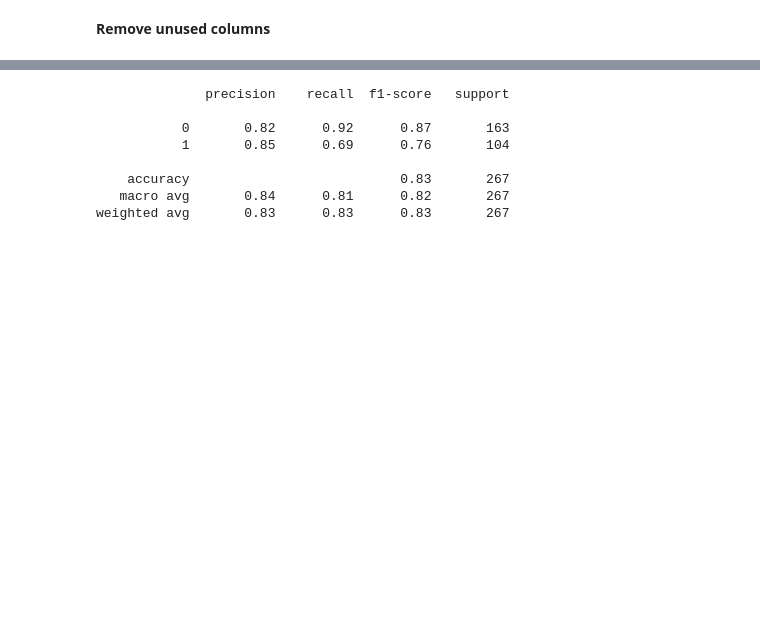
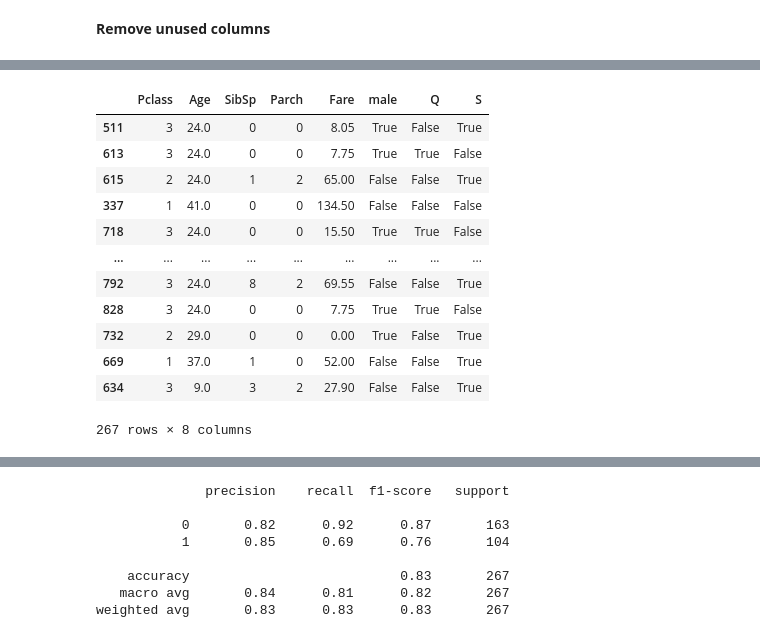
Before and after one commit to dineschandgr/Machine_Learning, a Jupyter notebook: Logistic Regression/logistic_regression.ipynb, the cells around one changed output, grey strips where cells are left out. Saved outputs shown, nothing was run; the diff lists cells and outputs as text; code cells hidden in the pictures; blank space fills up the shorter version.

```diff
--- a/Logistic Regression/logistic_regression.ipynb
+++ b/Logistic Regression/logistic_regression.ipynb
@@ -446,0 +502,16 @@ memory usage: 11.2 KB
+# %%
+X_test
+# %% [output]
+|  | Pclass | Age | SibSp | Parch | Fare | male | Q | S |
+| 511 | 3 | 24.0 | 0 | 0 | 8.05 | True | False | True |
+| 613 | 3 | 24.0 | 0 | 0 | 7.75 | True | True | False |
+| 615 | 2 | 24.0 | 1 | 2 | 65.00 | False | False | True |
+| 337 | 1 | 41.0 | 0 | 0 | 134.50 | False | False | False |
+| 718 | 3 | 24.0 | 0 | 0 | 15.50 | True | True | False |
+| ... | ... | ... | ... | ... | ... | ... | ... | ... |
+| 792 | 3 | 24.0 | 8 | 2 | 69.55 | False | False | True |
+| 828 | 3 | 24.0 | 0 | 0 | 7.75 | True | True | False |
+| 732 | 2 | 29.0 | 0 | 0 | 0.00 | True | False | True |
+| 669 | 1 | 37.0 | 1 | 0 | 52.00 | False | False | True |
+| 634 | 3 | 9.0 | 3 | 2 | 27.90 | False | False | True |
+267 rows × 8 columns
```
Also changed, not shown: parts of 29 cells of this notebook, 2 other files.
